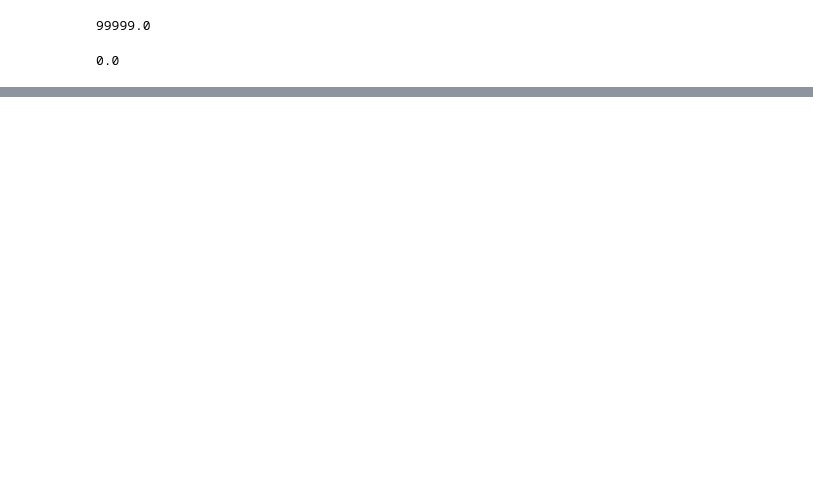
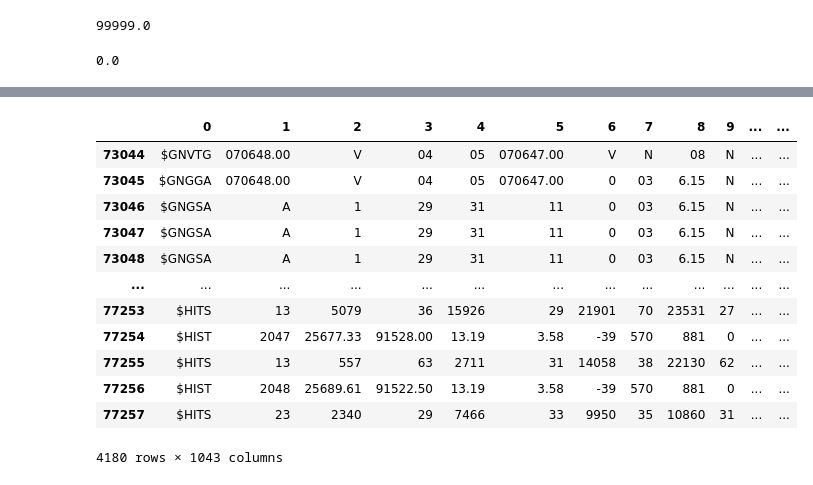
Before and after one commit to ODZ-UJF-AV-CR/GEODOS01, a Jupyter notebook: notebooks/GEODOS-1024-V1.ipynb, the cells around one changed output, grey strips where cells are left out. Drawn from its saved outputs; the diff is of its cells as text; code cells hidden in the pictures; blank space fills up the shorter version.

```diff
--- a/notebooks/GEODOS-1024-V1.ipynb
+++ b/notebooks/GEODOS-1024-V1.ipynb
@@ -1114,0 +1084,16 @@ ax2.tick_params(axis='x', labelrotation = 90)
+# %%
+df.loc[df['UTC']<'2022-06-24 14:14:16']#.loc[df['UTC']>'2022-06-24 14:14:15']
+# %% [output]
+|  | 0 | 1 | 2 | 3 | 4 | 5 | 6 | 7 | 8 | 9 | ... | ... |
+| 73044 | $GNVTG | 070648.00 | V | 04 | 05 | 070647.00 | V | N | 08 | N | ... | ... |
+| 73045 | $GNGGA | 070648.00 | V | 04 | 05 | 070647.00 | 0 | 03 | 6.15 | N | ... | ... |
+| 73046 | $GNGSA | A | 1 | 29 | 31 | 11 | 0 | 03 | 6.15 | N | ... | ... |
+| 73047 | $GNGSA | A | 1 | 29 | 31 | 11 | 0 | 03 | 6.15 | N | ... | ... |
+| 73048 | $GNGSA | A | 1 | 29 | 31 | 11 | 0 | 03 | 6.15 | N | ... | ... |
+| ... | ... | ... | ... | ... | ... | ... | ... | ... | ... | ... | ... | ... |
+| 77253 | $HITS | 13 | 5079 | 36 | 15926 | 29 | 21901 | 70 | 23531 | 27 | ... | ... |
+| 77254 | $HIST | 2047 | 25677.33 | 91528.00 | 13.19 | 3.58 | -39 | 570 | 881 | 0 | ... | ... |
+| 77255 | $HITS | 13 | 557 | 63 | 2711 | 31 | 14058 | 38 | 22130 | 62 | ... | ... |
+| 77256 | $HIST | 2048 | 25689.61 | 91522.50 | 13.19 | 3.58 | -39 | 570 | 881 | 0 | ... | ... |
+| 77257 | $HITS | 23 | 2340 | 29 | 7466 | 33 | 9950 | 35 | 10860 | 31 | ... | ... |
+4180 rows × 1043 columns
```
Also changed, not shown: parts of 6 cells of this notebook, 3 other files.
